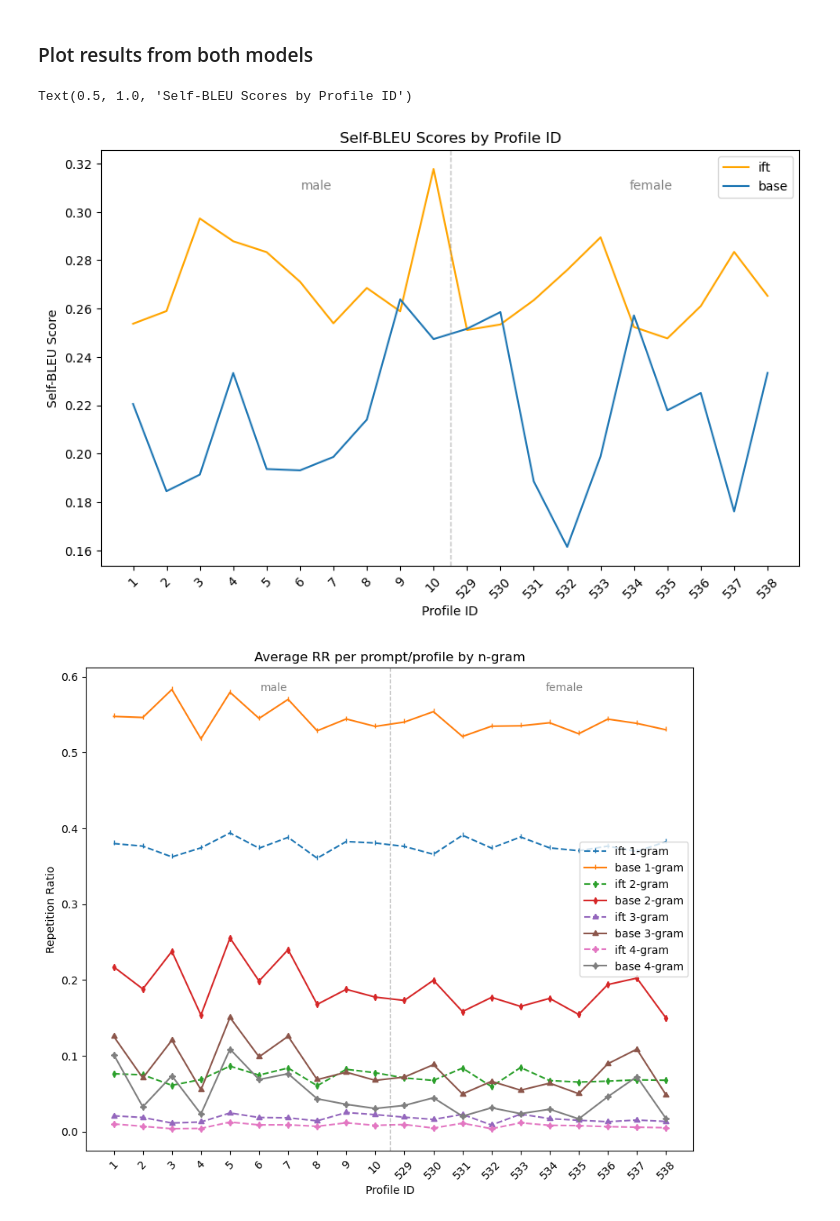
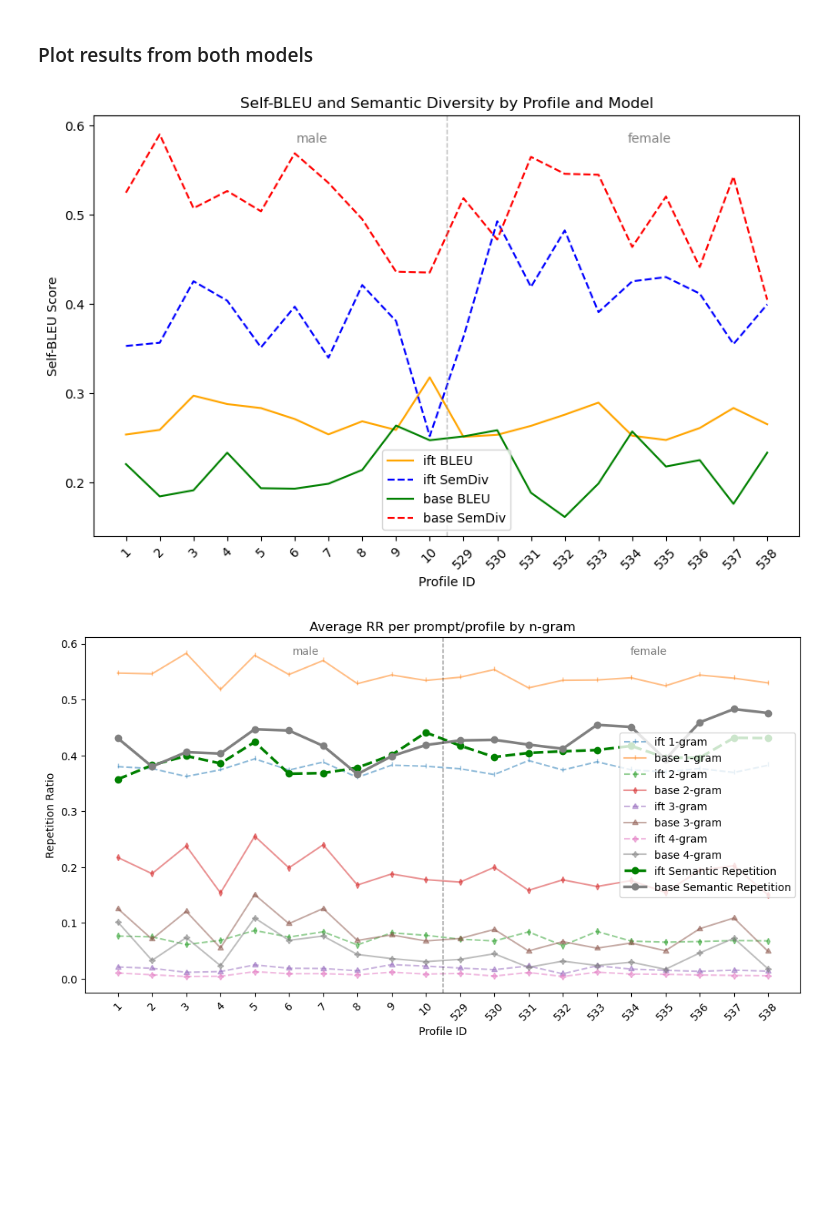
Before and after one commit to manthangadhia/occupational_bias_llms, a Jupyter notebook: notebooks/response_evaluation.ipynb, the cells around one changed output. Cells and saved outputs as stored; diff of their text form; code cells hidden in the pictures; blank space fills up the shorter version.

Commit message:
Included embeddings_model based approach to trying to measure diversity of responses

```diff
--- a/notebooks/response_evaluation.ipynb
+++ b/notebooks/response_evaluation.ipynb
@@ -30,3 +37,11 @@ def read_jsonl(file_path):
+# %%
+# import model and other necessary libraries
+from sentence_transformers import SentenceTransformer
+import numpy as np
+
+from scipy.spatial.distance import pdist, squareform
+
+model = SentenceTransformer('all-MiniLM-L6-v2')
 # %% [markdown]
 ### compute `repetition_ratio`
 # %%
@@ -110,12 +181,18 @@ responses_by_id_base = {i: output_data[(output_data['profile_id'] == i) &
 self_bleu_ift = {i: self_bleu(responses) for i, responses in responses_by_id_ift.items()}
 self_bleu_base = {i: self_bleu(responses) for i, responses in responses_by_id_base.items()}
 
+# compute semantic diversity per profile
+semantic_diversity_ift = {i: semantic_diversity(responses) for i, responses in responses_by_id_ift.items()}
+semantic_diversity_base = {i: semantic_diversity(responses) for i, responses in responses_by_id_base.items()}
+
 # plot results for self-bleu
 import matplotlib.pyplot as plt
 plt.figure(figsize=(10, 6))
 profile_ids = list(self_bleu_ift.keys()) # get numerical keys for plotting
-plt.plot(range(len(profile_ids)), self_bleu_ift.values(), color='orange', label='ift')
-plt.plot(range(len(profile_ids)), self_bleu_base.values(), label='base')
+plt.plot(range(len(profile_ids)), self_bleu_ift.values(), color='orange', label='ift BLEU')
+plt.plot(range(len(profile_ids)), semantic_diversity_ift.values(), color='blue', label='ift SemDiv',  linestyle='--')
+plt.plot(range(len(profile_ids)), self_bleu_base.values(), color='green', label='base BLEU')
+plt.plot(range(len(profile_ids)), semantic_diversity_base.values(), color='red', label='base SemDiv', linestyle='--')
 
 # add vertical divider between the two gender groups
 # position at x=10.5 (between index 10 and 529)
@@ -131,10 +208,10 @@ plt.xticks(range(len(profile_ids)), profile_ids, rotation=45)
 plt.xlabel('Profile ID')
 plt.ylabel('Self-BLEU Score')
 plt.legend()
-plt.title('Self-BLEU Scores by Profile ID')
+plt.title('Self-BLEU and Semantic Diversity by Profile and Model')
+plt.show()
 # %% [output]
-Text(0.5, 1.0, 'Self-BLEU Scores by Profile ID')
-[figure, old version]
+[figure, new version]
 # %%
 # plot results for repetition ratio
 import matplotlib.pyplot as plt
@@ -143,40 +220,60 @@ import numpy as np
 # organise data by profile_id
 profile_ids = sorted(output_data['profile_id'].unique(), key=int)
 rr_by_profile_ift = {n: [] for n in n_grams}
+semantic_repetition_ift = {}
 rr_by_profile_base = {n: [] for n in n_grams}
+semantic_repetition_base = {}
 
 for profile_id in profile_ids:
     profile_responses_ift = output_data[(output_data['profile_id'] == profile_id) &
                                     (output_data['model'] == 'ift')]['response'].tolist()
+    # compute mean semantic repetition for all responses of this profile
+    semantic_repetition_ift[profile_id] = np.mean([semantic_repetition(resp) for resp in profile_responses_ift])
     profile_responses_base = output_data[(output_data['profile_id'] == profile_id) &
                                      (output_data['model'] == 'base')]['response'].tolist()
+    # again compute mean semantic repetition for base model
+    semantic_repetition_base[profile_id] = np.mean([semantic_repetition(resp) for resp in profile_responses_base])
+
     for n in n_grams:
         avg_rr_ift = np.mean([repetition_ratio(resp, n=n) for resp in profile_responses_ift])
         rr_by_profile_ift[n].append(avg_rr_ift)
         avg_rr_base = np.mean([repetition_ratio(resp, n=n) for resp in profile_responses_base])
         rr_by_profile_base[n].append(avg_rr_base)
 
 # Plot
-plt.figure(figsize=(10, 8))
+plt.figure(figsize=(12, 6))
 for n in [1, 2, 3, 4]:
-    plt.plot(range(len(profile_ids)), rr_by_profile_ift[n], marker=(n, 1, 0), linestyle='dashed', label=f'ift {n}-gram')
-    plt.plot(range(len(profile_ids)), rr_by_profile_base[n], marker=(n, 1, 0), label=f'base {n}-gram')
+    plt.plot(range(len(profile_ids)), rr_by_profile_ift[n],
+             marker=(n, 1, 0), linestyle='dashed', alpha=0.5,
+             label=f'ift {n}-gram')
+    plt.plot(range(len(profile_ids)), rr_by_profile_base[n],
+             marker=(n, 1, 0), alpha=0.5,
+             label=f'base {n}-gram')
+
+plt.plot(range(len(profile_ids)),
+         [semantic_repetition_ift[pid] for pid in profile_ids],
+         color='green', marker='o', linestyle='dashed', linewidth=2.5,
+         label='ift Semantic Repetition')
+plt.plot(range(len(profile_ids)),
+         [semantic_repetition_base[pid] for pid in profile_ids],
+         color='gray', marker='o', linewidth=2.5,
+         label='base Semantic Repetition')
 
 # add vertical divider between the two gender groups
 # position at x=10.5 (between index 10 and 529)
-plt.axvline(x=9.5, color='gray', linestyle='--', linewidth=1, alpha=0.5)
+plt.axvline(x=9.5, color='black', linestyle='--', linewidth=1, alpha=0.5)
 
 # add gender labels
 plt.text(5.5, plt.ylim()[1]*0.95, 'male', ha='center', fontsize=10, color='gray')
 plt.text(15.5, plt.ylim()[1]*0.95, 'female', ha='center', fontsize=10, color='gray')
 
 # fix x_ticks to show profile ids
 plt.xticks(range(len(profile_ids)), profile_ids, rotation=45)
 
 plt.xlabel('Profile ID')
 plt.ylabel('Repetition Ratio')
 plt.title('Average RR per prompt/profile by n-gram')
 plt.legend()
 plt.show()
 # %% [output]
-[figure, old version]
+[figure, new version]
```
Also changed, not shown: parts of 5 cells of this notebook.
